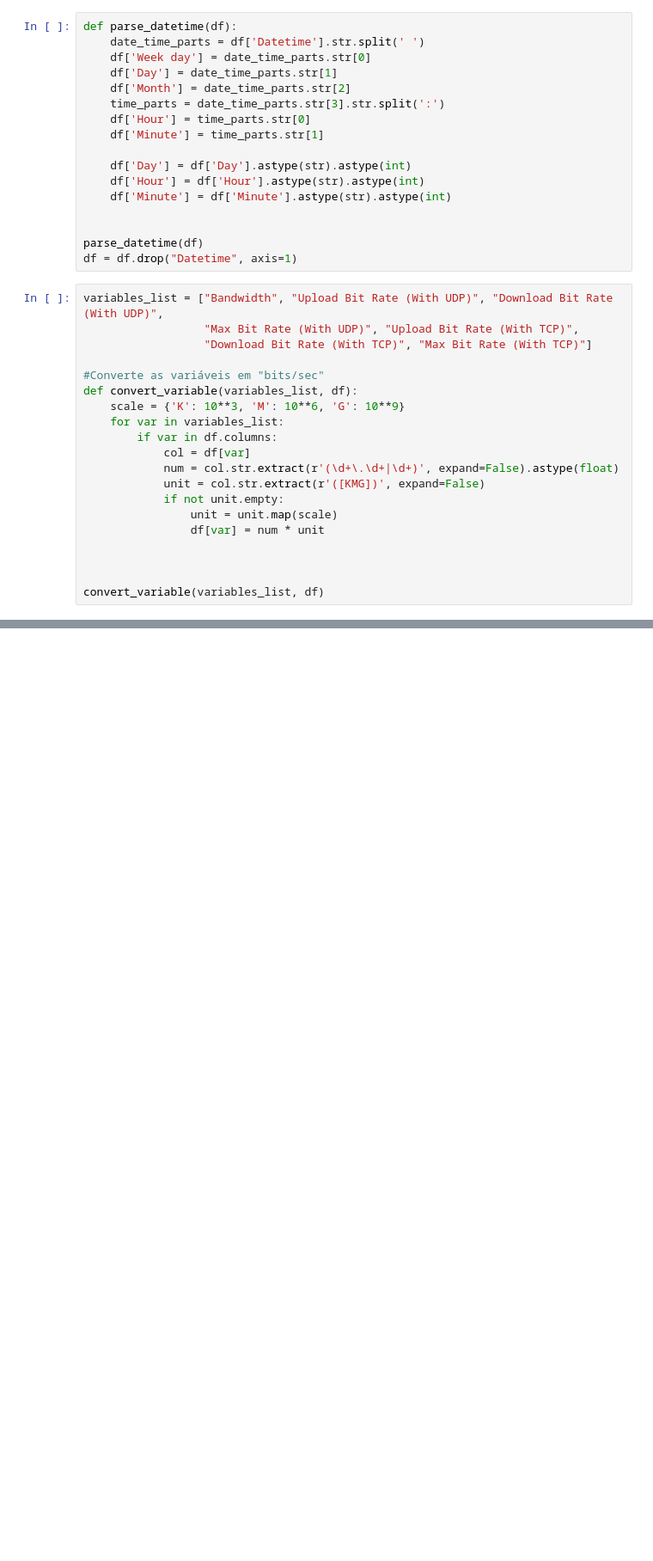
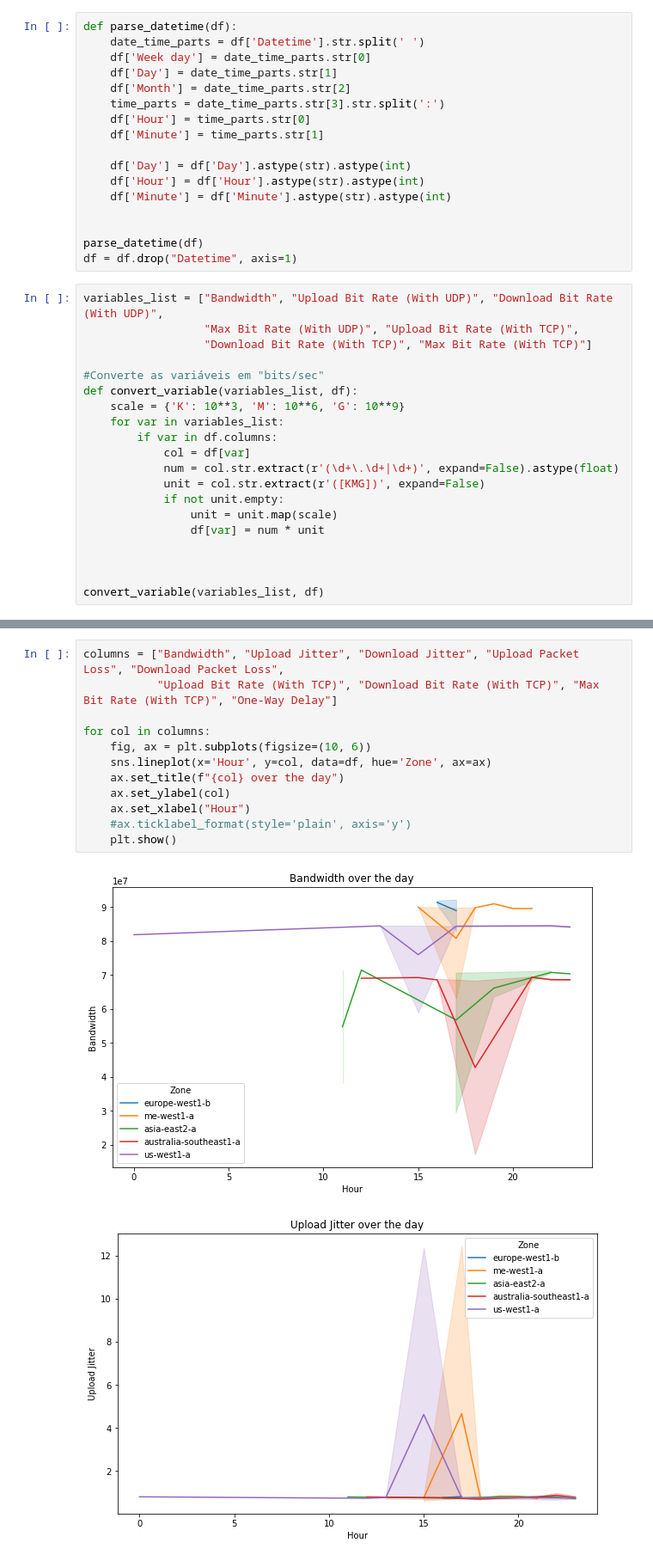
Before and after one commit to realRunlo/CNP, a Jupyter notebook: App/results/data_visualizer.ipynb, the cells around one changed output, grey strips where cells are left out. Shown at 86% size. Cells and saved outputs as stored; diff of their text form; blank space fills up the shorter version.

```diff
--- a/App/results/data_visualizer.ipynb
+++ b/App/results/data_visualizer.ipynb
@@ -81,0 +85,15 @@ df
+# %%
+columns = ["Bandwidth", "Upload Jitter", "Download Jitter", "Upload Packet Loss", "Download Packet Loss",
+           "Upload Bit Rate (With TCP)", "Download Bit Rate (With TCP)", "Max Bit Rate (With TCP)", "One-Way Delay"]
+
+for col in columns:
+    fig, ax = plt.subplots(figsize=(10, 6))
+    sns.lineplot(x='Hour', y=col, data=df, hue='Zone', ax=ax)
+    ax.set_title(f"{col} over the day")
+    ax.set_ylabel(col)
+    ax.set_xlabel("Hour")
+    #ax.ticklabel_format(style='plain', axis='y')
+    plt.show()
+# %% [output]
+[figure, added]
+[figure, added]
```
Also changed, not shown: parts of 5 cells of this notebook.
